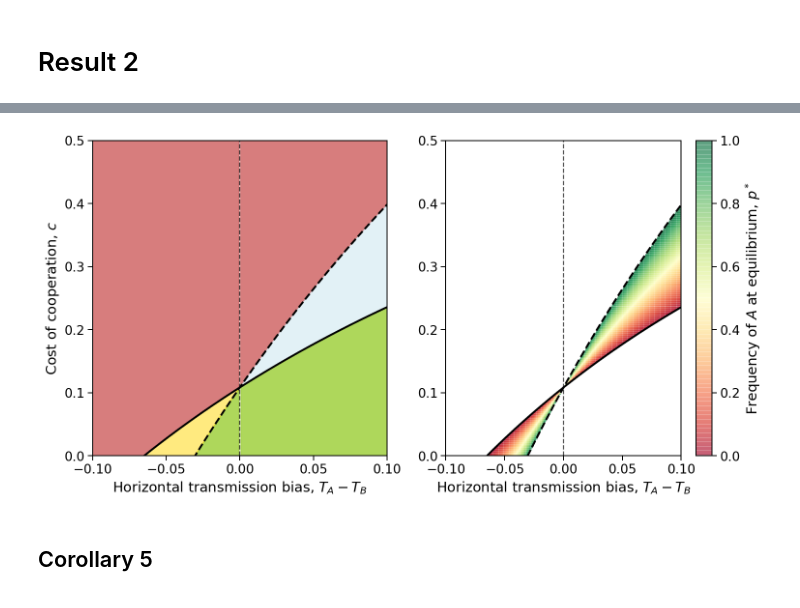
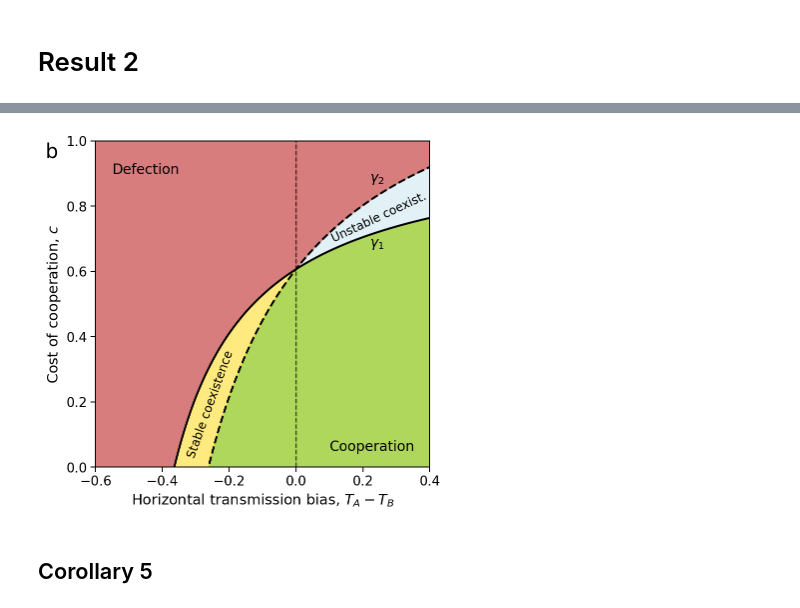
Before and after one commit to yoavram-lab/CulturalCooperation, a Jupyter notebook: ms/figures.ipynb, the cells around one changed output, grey strips where cells are left out. Cells and saved outputs as stored; diff of their text form; code cells hidden in the pictures.

```diff
--- a/ms/figures.ipynb
+++ b/ms/figures.ipynb
@@ -18,8 +18,8 @@ TB = TA - ΔT
 assert ((0<=TB) & (TB<=1)).all()
 
 #α = 0
-# α = 0.7
-α = 1/8
+α = 0.7
+# α = 1/8
 # %%
 γ1 = (b*v*α*TA + (TA - TB)) / (v * (1 - TB))
 γ2 = (b*v*α*TB + (1 + b) * (TA - TB)) / (v * (1 - TB) + (1 - v) * (TA - TB))
@@ -30,9 +30,9 @@ pstar = (c * (1 - TB) - b * α * TA - (TA - TB)) / (b * (1 - α) * (TA - TB))
 pstar = np.ma.masked_greater(pstar, 1)
 pstar = np.ma.masked_less(pstar, 0)
 # %%
-fig, axes = plt.subplots(1, 2, figsize=(12, 6))
+fig, ax = plt.subplots(1, 1, figsize=(6, 6))
 
-ax = axes[0]
+# ax = axes[0]
 ax.plot(ΔT, γ1, '-k', lw=2)
 ax.plot(ΔT, γ2, '--k', lw=2)
 ax.axvline(0, color='k', ls='--', alpha=0.7)
@@ -45,46 +45,44 @@ ax.fill_between(ΔT[pos],  γ2[pos],  1,        color='indianred',  alpha=0.8)
 ax.fill_between(ΔT[~pos], γ2[~pos], γ1[~pos], color='gold',      alpha=0.5)
 ax.fill_between(ΔT[pos], γ1[pos],   γ2[pos],  color='lightblue', alpha=0.35)
 
-ax.set(xlim=(-0.1,0.1),
-       ylim=(0, 0.5),
-#     xlim=(ΔT.min(), ΔT.max()), ylim=(0, 1),
-#        xticks=np.linspace(ΔT.min(), ΔT.max(), 6),
+ax.set(xlim=(ΔT.min(), ΔT.max()), ylim=(0, 1),
+       xticks=np.linspace(ΔT.min(), ΔT.max(), 6),
        xlabel='Horizontal transmission bias, $T_A - T_B$',
        ylabel='Cost of cooperation, $c$',
 )
-# ax.text(-0.55, 0.9, 'Defection', fontdict=fontdict, rotation=0)
-# ax.text(0.1, 0.05, r'Cooperation', fontdict=fontdict, rotation=0)
-# if α == 0.7:
-#     ax.text(-0.33, 0.03, 'Stable coexistence', fontdict=dict(fontsize=12), rotation=70)
-#     ax.text(0.1, 0.69, r'Unstable coexist.', fontdict=dict(fontsize=12), rotation=25)
-# if α == 0:
-#     ax.text(0.1, 0.25, r'Unstable coexistence', fontdict=fontdict, rotation=55)
+ax.text(-0.55, 0.9, 'Defection', fontdict=fontdict, rotation=0)
+ax.text(0.1, 0.05, r'Cooperation', fontdict=fontdict, rotation=0)
+if α == 0.7:
+    ax.text(-0.33, 0.03, 'Stable coexistence', fontdict=dict(fontsize=12), rotation=70)
+    ax.text(0.1, 0.69, r'Unstable coexist.', fontdict=dict(fontsize=12), rotation=25)
+if α == 0:
+    ax.text(0.1, 0.25, r'Unstable coexistence', fontdict=fontdict, rotation=55)
 
-ax = axes[1]
-im = ax.pcolormesh(ΔT, c, pstar, cmap='RdYlGn', alpha=0.5, rasterized=True, vmin=0, vmax=1)
-plt.colorbar(im, label='Frequency of $A$ at equilibrium, $p^*$', ax=ax)
-ax.plot(ΔT, γ1, '-k', lw=2)
-ax.plot(ΔT, γ2, '--k', lw=2)
-ax.axvline(0, color='k', ls='--', alpha=0.7)
-ax.set(xlim=(-0.1,0.1), ylim=(0, 0.5),
-       xlabel='Horizontal transmission bias, $T_A - T_B$',
-)
+# ax = axes[1]
+# im = ax.pcolormesh(ΔT, c, pstar, cmap='RdYlGn', alpha=0.5, rasterized=True, vmin=0, vmax=1)
+# # plt.colorbar(im, label='Frequency of $A$ at equilibrium, $p^*$', ax=ax)
+# ax.plot(ΔT, γ1, '-k', lw=2)
+# ax.plot(ΔT, γ2, '--k', lw=2)
+# ax.axvline(0, color='k', ls='--', alpha=0.7)
+# ax.set(xlim=(ΔT.min(), ΔT.max()), ylim=(0, 1),
+#        xlabel='Horizontal transmission bias, $T_A - T_B$',
+# )
 
 # for ax in axes:
-# if α == 0:
-#     ax.text(0.22, 0.22, r'$\gamma_1$', fontdict=fontdict)
-#     ax.text(0.22, 0.72, r'$\gamma_2$', fontdict=fontdict)
-# if α == 0.7:
-#     ax.text(0.22, 0.675, r'$\gamma_1$', fontdict=fontdict)
-#     ax.text(0.22, 0.875, r'$\gamma_2$', fontdict=fontdict)
+if α == 0:
+    ax.text(0.22, 0.22, r'$\gamma_1$', fontdict=fontdict)
+    ax.text(0.22, 0.72, r'$\gamma_2$', fontdict=fontdict)
+if α == 0.7:
+    ax.text(0.22, 0.675, r'$\gamma_1$', fontdict=fontdict)
+    ax.text(0.22, 0.875, r'$\gamma_2$', fontdict=fontdict)
 
 # fig.tight_layout()
-# if α == 0:
-#     ax.text(-0.75, 0.95, 'a', fontdict=dict(fontsize=20))
-#     fig.savefig('Figures/Result2_c_zero_alpha.pdf')
-#     fig.savefig('Figures/Result2_c_zero_alpha.eps')
-# if α == 0.7:
-#     ax.text(-0.75, 0.95, 'b', fontdict=dict(fontsize=20))
-#     fig.savefig('Figures/Result2_c_non_zero_alpha.pdf')
-#     fig.savefig('Figures/Result2_c_non_zero_alpha.eps')
+if α == 0:
+    ax.text(-0.75, 0.95, 'a', fontdict=dict(fontsize=20))
+    fig.savefig('Figures/Result2_c_zero_alpha.pdf')
+    fig.savefig('Figures/Result2_c_zero_alpha.eps')
+if α == 0.7:
+    ax.text(-0.75, 0.95, 'b', fontdict=dict(fontsize=20))
+    fig.savefig('Figures/Result2_c_non_zero_alpha.pdf')
+    fig.savefig('Figures/Result2_c_non_zero_alpha.eps')
 # %% [output]
@@ -94,4 +105,4 @@ ax.set(xlim=(-0.1,0.1), ylim=(0, 0.5),
-[figure, old version]
+[figure, new version]
 # %% [markdown]
 ## Corollary 5
 # %%
```
Also changed, not shown: parts of 1 cell of this notebook.
